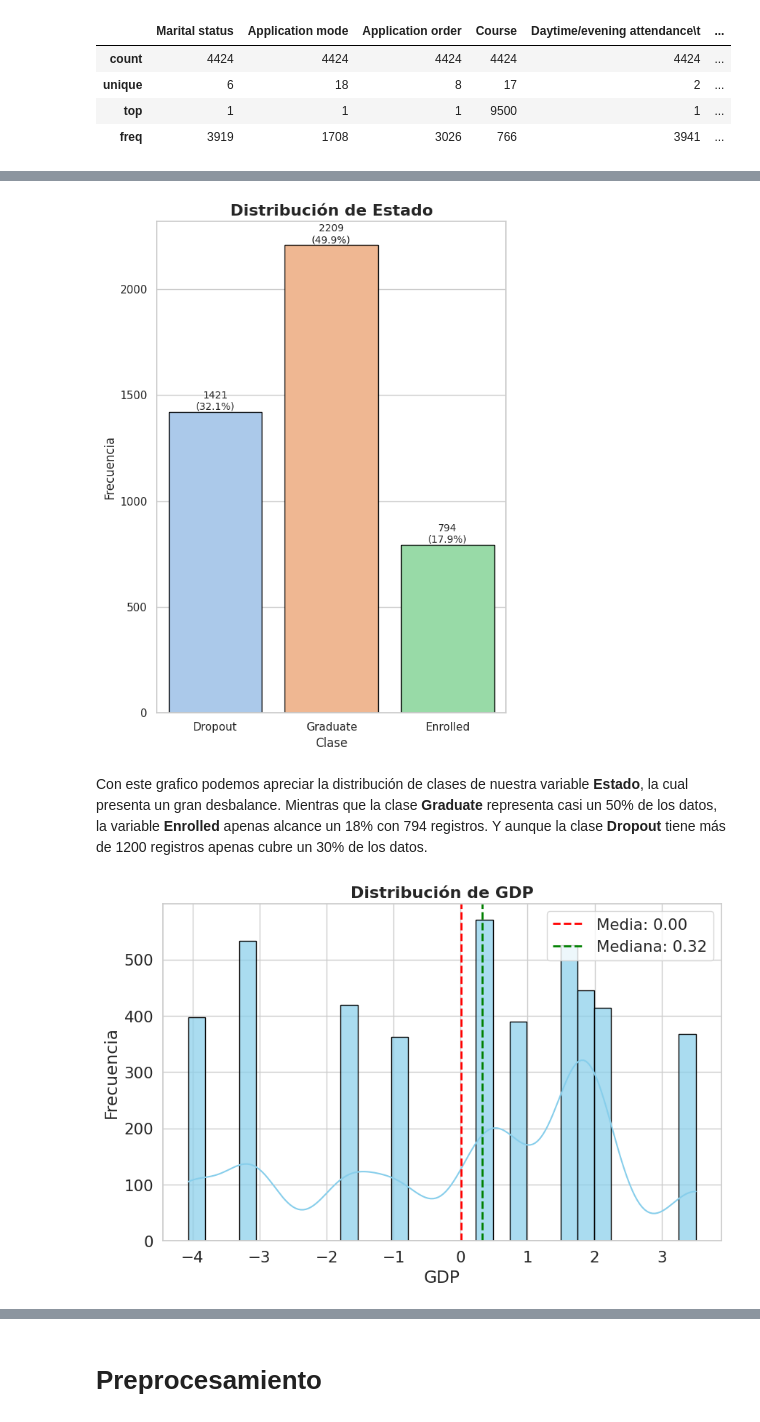
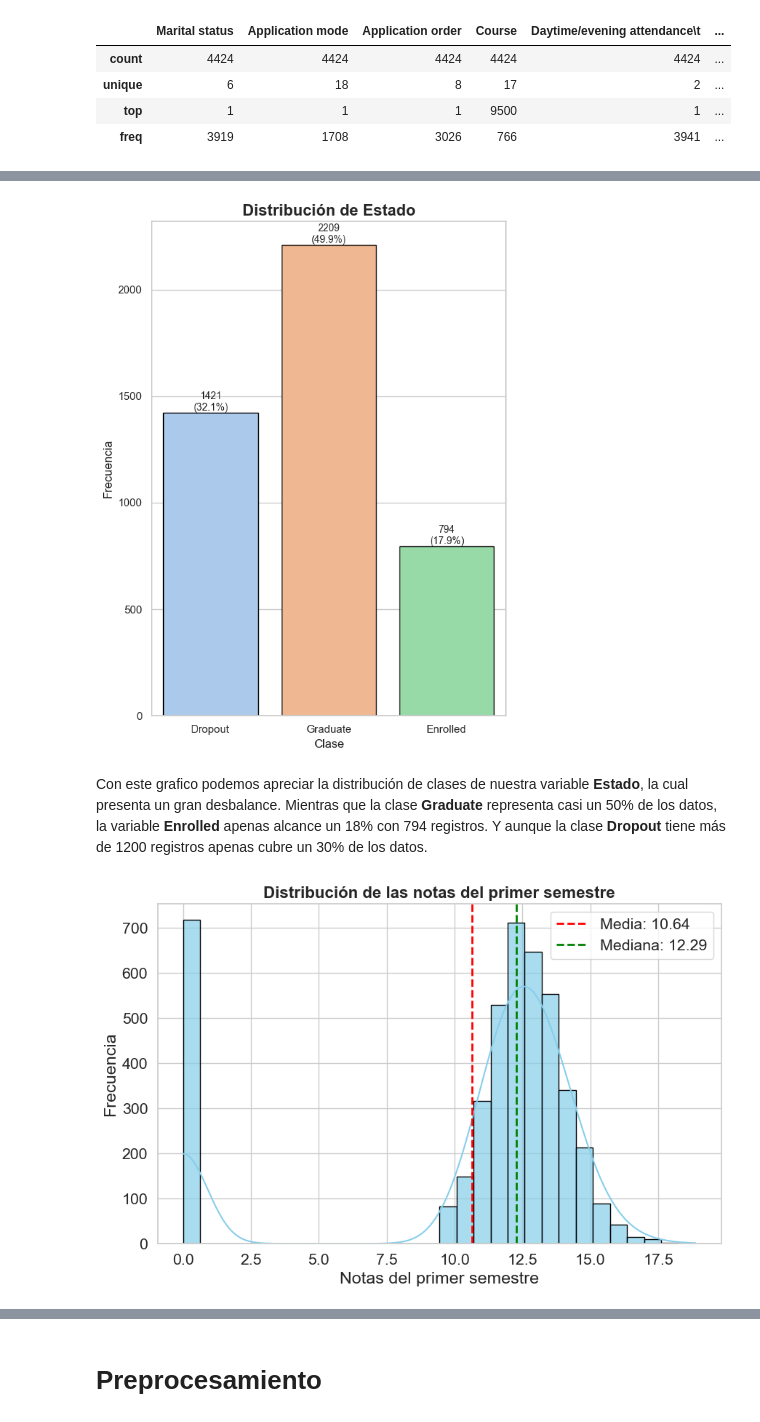
Before and after one commit to LasciaStare/Mini-Proyecto_1-ML, a Jupyter notebook: docs/_build/jupyter_execute/notebooks.ipynb, the cells around one changed output, grey strips where cells are left out. Saved outputs shown, nothing was run; the diff lists cells and outputs as text; code cells hidden in the pictures.

```diff
--- a/docs/_build/jupyter_execute/notebooks.ipynb
+++ b/docs/_build/jupyter_execute/notebooks.ipynb
@@ -13,6 +19,7 @@ from sklearn.preprocessing import label_binarize
 #-- Cargar los datos---#
 df=pd.read_csv('datos_miniproyecto1.csv',sep=';')
 df = df.rename(columns={'Target': 'Estado'})
+df = df.rename(columns= {'Curricular units 1st sem (grade)':'first_semester_grade'})
 df
 # %% [output]
 |  | Marital status | Application mode | Application order | Course | Daytime/evening attendance\t | ... |
@@ -131,7 +314,7 @@ plt.ylabel('Frecuencia')
 plt.tight_layout()
 plt.show()
 # %% [output]
-[figure, old version]
+[figure, new version]
 # %% [markdown]
 Con este grafico podemos apreciar la distribución de clases de nuestra variable __Estado__, la cual presenta un gran desbalance.
 Mientras que la clase **Graduate** representa casi un 50% de los datos, la variable **Enrolled** apenas alcance un 18% con 794 registros.
@@ -139,23 +322,23 @@ Y aunque la clase **Dropout** tiene más de 1200 registros apenas cubre un 30% d
 # %%
 sns.set(style="whitegrid", font_scale=1.4)
 
 plt.figure(figsize=(9, 6))
 
 # histograma + densidad
-ax = sns.histplot(data=df, x='GDP', bins=30, kde=True,
+ax = sns.histplot(data=df, x='first_semester_grade', bins=30, kde=True,
                   color='skyblue', edgecolor='black', alpha=0.7)
 # título y ejes
-plt.title(f'Distribución de GDP', fontsize=16, weight='bold')
-plt.xlabel('GDP')
+plt.title(f'Distribución de las notas del primer semestre', fontsize=16, weight='bold')
+plt.xlabel('Notas del primer semestre')
 plt.ylabel('Frecuencia')
 # estadísticas clave en el gráfico
-mean_val = df['GDP'].mean()
-median_val = df['GDP'].median()
+mean_val = df['first_semester_grade'].mean()
+median_val = df['first_semester_grade'].median()
 plt.axvline(mean_val, color='red', linestyle='--', linewidth=2, label=f'Media: {mean_val:.2f}')
 plt.axvline(median_val, color='green', linestyle='--', linewidth=2, label=f'Mediana: {median_val:.2f}')
 
 plt.legend()
 plt.tight_layout()
 plt.show()
 # %% [output]
-[figure, old version]
+[figure, new version]
```
Also changed, not shown: parts of 23 cells of this notebook, 32 other files.
